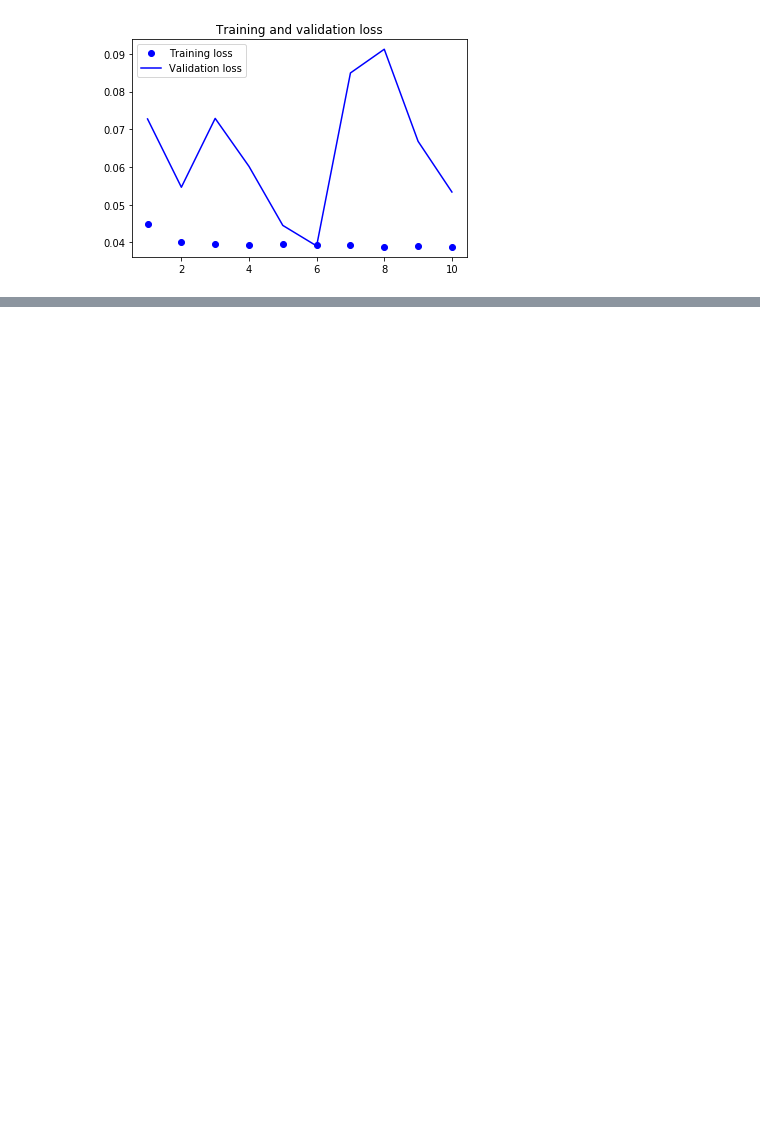
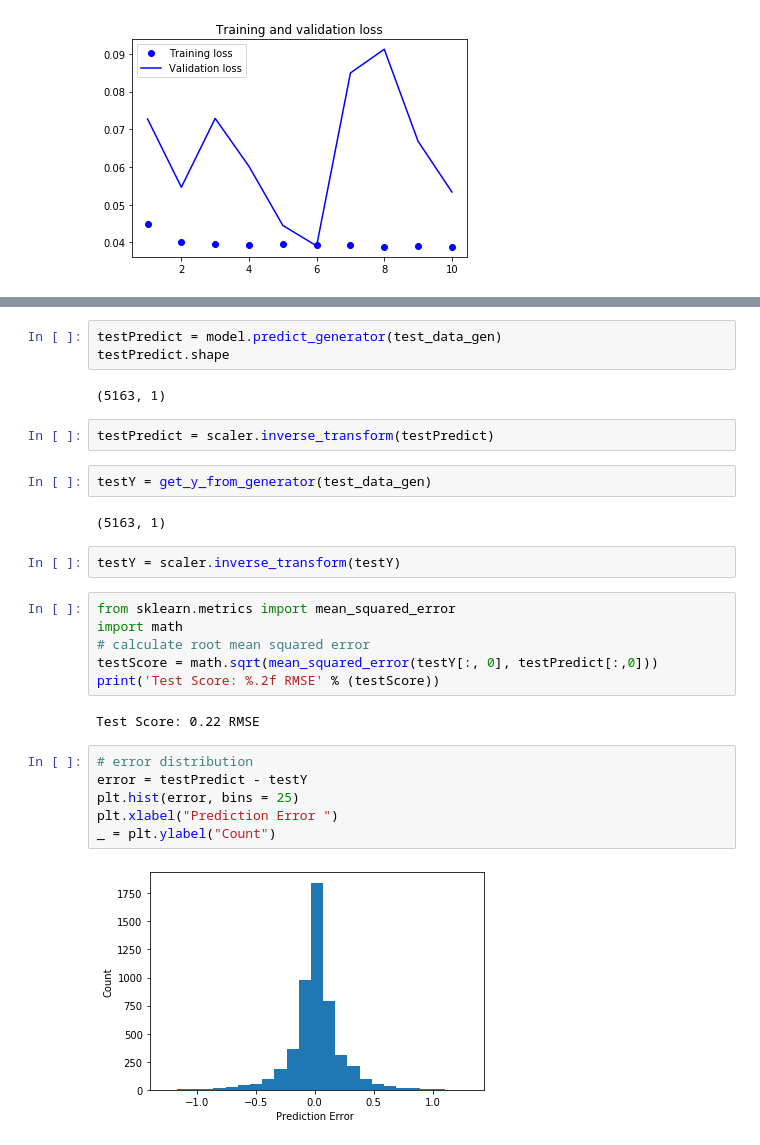
Before and after one commit to lauracarpaciu/Avocado-Prices, a Jupyter notebook: Avocado.ipynb, the cells around one changed output, grey strips where cells are left out. Saved outputs shown, nothing was run; the diff lists cells and outputs as text; blank space fills up the shorter version.

Commit message:
error distribution

```diff
--- a/Avocado.ipynb
+++ b/Avocado.ipynb
@@ -127,0 +257,29 @@ Epoch 10/10
+# %%
+testPredict = model.predict_generator(test_data_gen)
+testPredict.shape
+# %% [output]
+(5163, 1)
+# %%
+testPredict = scaler.inverse_transform(testPredict)
+# %%
+testY = get_y_from_generator(test_data_gen)
+# %% [output]
+(5163, 1)
+# %%
+testY = scaler.inverse_transform(testY)
+# %%
+from sklearn.metrics import mean_squared_error
+import math
+# calculate root mean squared error
+testScore = math.sqrt(mean_squared_error(testY[:, 0], testPredict[:,0]))
+print('Test Score: %.2f RMSE' % (testScore))
+# %% [output]
+Test Score: 0.22 RMSE
+# %%
+# error distribution
+error = testPredict - testY
+plt.hist(error, bins = 25)
+plt.xlabel("Prediction Error ")
+_ = plt.ylabel("Count")
+# %% [output]
+[figure, added]
```
Also changed, not shown: parts of 4 cells of this notebook.
